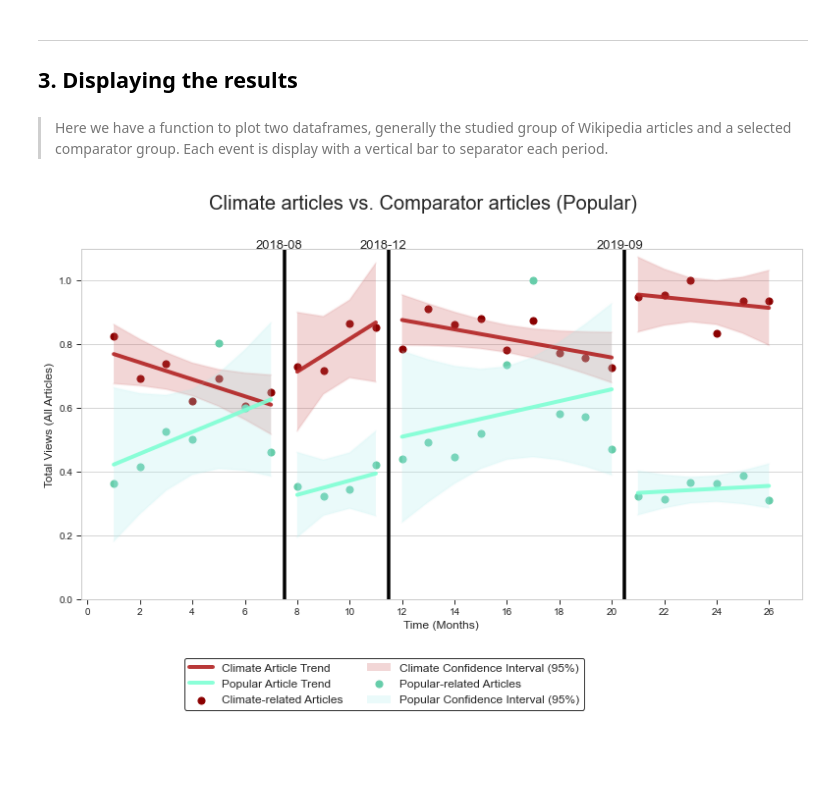
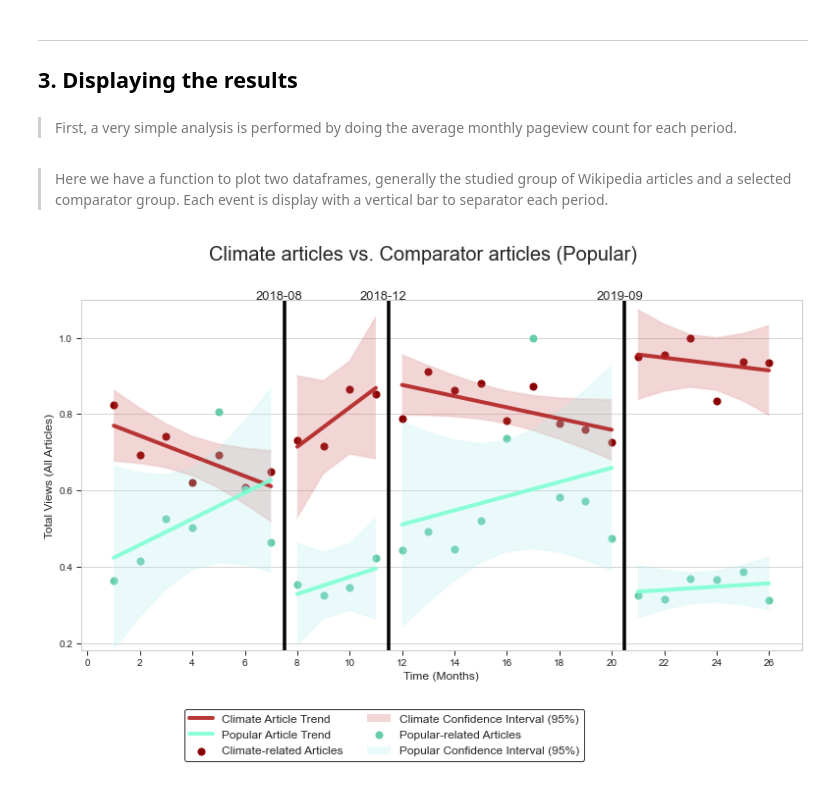
Before and after one commit to epfl-ada/ada-2020-project-milestone-p3-p3_tadaa, a Jupyter notebook: creative_extension.ipynb, the cells around one changed output. Drawn from its saved outputs; the diff is of its cells as text; code cells hidden in the pictures; blank space fills up the shorter version.

```diff
--- a/creative_extension.ipynb
+++ b/creative_extension.ipynb
@@ -276,3 +276,5 @@ Notes:
 ---
 
 ## 3. Displaying the results
+# %% [markdown]
+>First, a very simple analysis is performed by doing the average monthly pageview count for each period.
@@ -380,32 +387,34 @@ def plot_comparator(dfs, lin_reg_res, params)  :
             event=float(df.loc[interval[0]]["months"]-0.5)
             plt.axvline(x=event, color = 'black', alpha=1, linewidth=3.5)
             #Indicate the mid June (Arbitrary addition values to center the label)
             ax.text(event-1.1, TOP, interval[0], fontsize=13)
     #Use to avoid "duplicates" in the legend
     handles, labels = plt.gca().get_legend_handles_labels()
     by_label = dict(zip(labels, handles))
     plt.legend(by_label.values(), by_label.keys(), loc='upper left',fontsize=12,bbox_to_anchor=(0.135, -0.15),ncol=2,frameon=True,edgecolor="black")
     fig.tight_layout()
     fig.suptitle(title, y=1.07, fontsize=20)
 
     #~~~~~~~~~~~~~~~~~~~~~~ Save the plot in order to plot it further ~~~~~~~~~~~~~~~~~~~~~~
 
     plt.savefig(f"./plots/{filename}", format="png",bbox_inches='tight')
 
 
 
 #Use the function
 params={
     "title" : "Climate articles vs. Comparator articles (Popular)",
     "xlabel" : "Time (Months)",
     "ylabel" : "Total Views (All Articles)",
     "filename" : "climate_vs_comparator2.png",
     "ci" : "95%",
     "names" : ("Climate","Popular"),
-    "intervals" : INTERVALS
+    "intervals" : INTERVALS,
+    "bottom" : 0.18,
+    "top" : 1.1
 }
 dfs=(art_cc_agg, art_control_agg)
 regs=(art_cc_reg, art_control_reg)
 plot_comparator(dfs=dfs, lin_reg_res=regs, params=params)
 # %% [output]
-[figure, old version]
+[figure, new version]
```
Also changed, not shown: parts of 3 cells of this notebook, 1 other file.
